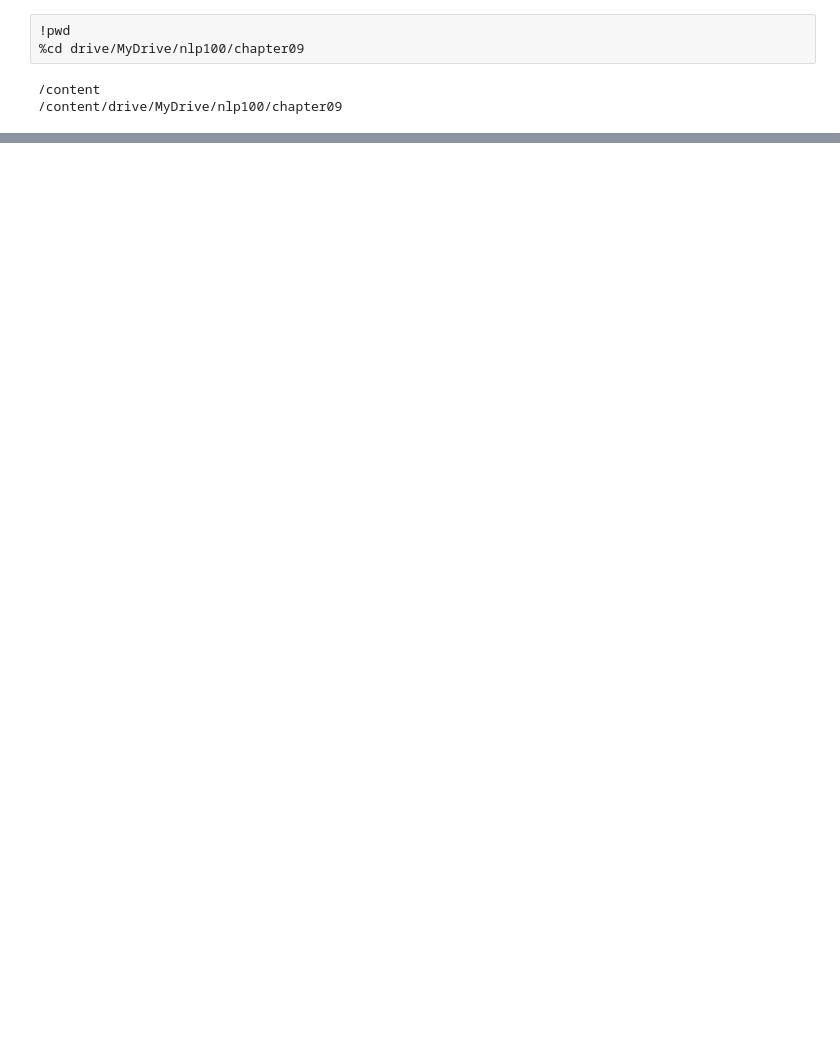
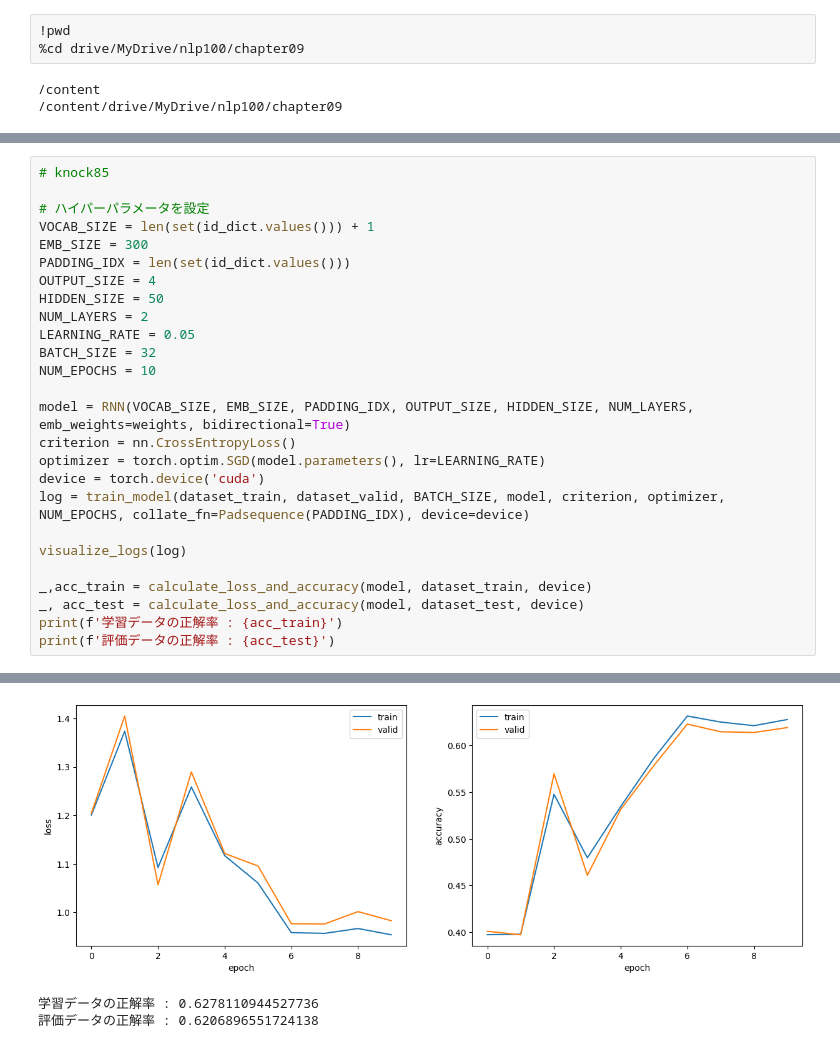
Before and after one commit to tmu-nlp/100knock2023, a Jupyter notebook: yamamoto/chapter09/chapter09.ipynb, the cells around one changed output, grey strips where cells are left out. Saved outputs shown, nothing was run; the diff lists cells and outputs as text; blank space fills up the shorter version.

```diff
--- a/yamamoto/chapter09/chapter09.ipynb
+++ b/yamamoto/chapter09/chapter09.ipynb
@@ -394,0 +454,27 @@ epoch: 1, loss_train: 1.1119, accuracy_train: 0.5183, loss_valid: 1.1287, accura
+# %%
+# knock85
+
+# ハイパーパラメータを設定
+VOCAB_SIZE = len(set(id_dict.values())) + 1
+EMB_SIZE = 300
+PADDING_IDX = len(set(id_dict.values()))
+OUTPUT_SIZE = 4
+HIDDEN_SIZE = 50
+NUM_LAYERS = 2
+LEARNING_RATE = 0.05
+BATCH_SIZE = 32
+NUM_EPOCHS = 10
+
+model = RNN(VOCAB_SIZE, EMB_SIZE, PADDING_IDX, OUTPUT_SIZE, HIDDEN_SIZE, NUM_LAYERS, emb_weights=weights, bidirectional=True)
+criterion = nn.CrossEntropyLoss()
+optimizer = torch.optim.SGD(model.parameters(), lr=LEARNING_RATE)
+device = torch.device('cuda')
+log = train_model(dataset_train, dataset_valid, BATCH_SIZE, model, criterion, optimizer, NUM_EPOCHS, collate_fn=Padsequence(PADDING_IDX), device=device)
+
+visualize_logs(log)
+
+_,acc_train = calculate_loss_and_accuracy(model, dataset_train, device)
+_, acc_test = calculate_loss_and_accuracy(model, dataset_test, device)
+print(f'学習データの正解率 : {acc_train}')
+print(f'評価データの正解率 : {acc_test}')
+# %% [output]
@@ -394,0 +491,3 @@ epoch: 1, loss_train: 1.1119, accuracy_train: 0.5183, loss_valid: 1.1287, accura
+[figure, added]
+学習データの正解率 : 0.6278110944527736
+評価データの正解率 : 0.6206896551724138
```
Also changed, not shown: parts of 15 cells of this notebook, 7 other files.
